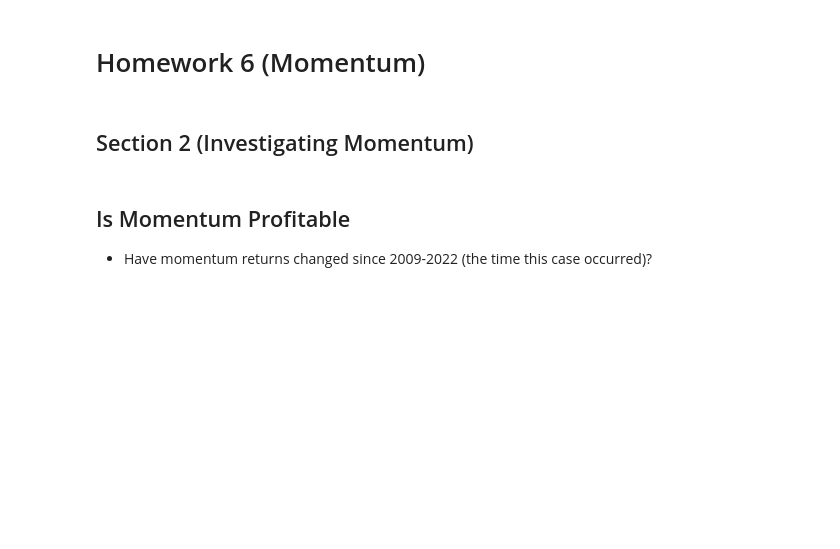
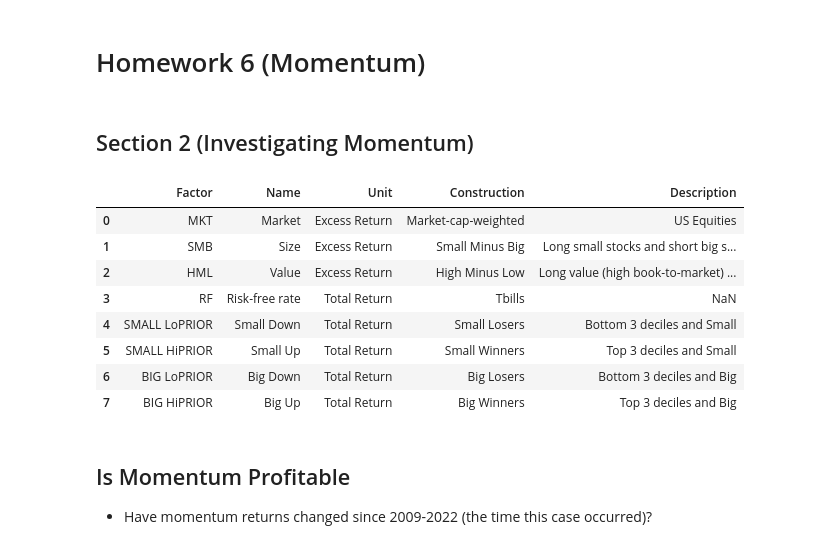
Before and after one commit to dcstein22/portfolio_theory, a Jupyter notebook: homework_6.ipynb, the cells around one changed output. Drawn from its saved outputs; the diff is of its cells as text; code cells hidden in the pictures; blank space fills up the shorter version.

```diff
--- a/homework_6.ipynb
+++ b/homework_6.ipynb
@@ -24,9 +24,18 @@ mpl.rcParams['font.family'] = 'serif'
 # %%
 file_path = '/Users/dannystein/One Drive Folder/OneDrive/uchicago/portfolio_theory/momentum_data.xlsx'
 momentum_info = pd.read_excel(file_path, sheet_name = 'descriptions')
 momentum_info = momentum_info.rename(columns = {'Unnamed: 0': "Factor"})
 momentum_info
-decile_portfolios = pd.read_excel(file_path,sheet_name=3).set_index("Date")
+# %% [output]
+|  | Factor | Name | Unit | Construction | Description |
+| 0 | MKT | Market | Excess Return | Market-cap-weighted | US Equities |
+| 1 | SMB | Size | Excess Return | Small Minus Big | Long small stocks and short big s... |
+| 2 | HML | Value | Excess Return | High Minus Low | Long value (high book-to-market) ... |
+| 3 | RF | Risk-free rate | Total Return | Tbills | NaN |
+| 4 | SMALL LoPRIOR | Small Down | Total Return | Small Losers | Bottom 3 deciles and Small |
+| 5 | SMALL HiPRIOR | Small Up | Total Return | Small Winners | Top 3 deciles and Small |
+| 6 | BIG LoPRIOR | Big Down | Total Return | Big Losers | Bottom 3 deciles and Big |
+| 7 | BIG HiPRIOR | Big Up | Total Return | Big Winners | Top 3 deciles and Big |
 # %% [markdown]
 ## Is Momentum Profitable
 
```
Also changed, not shown: parts of 13 cells of this notebook, 3 other files.
